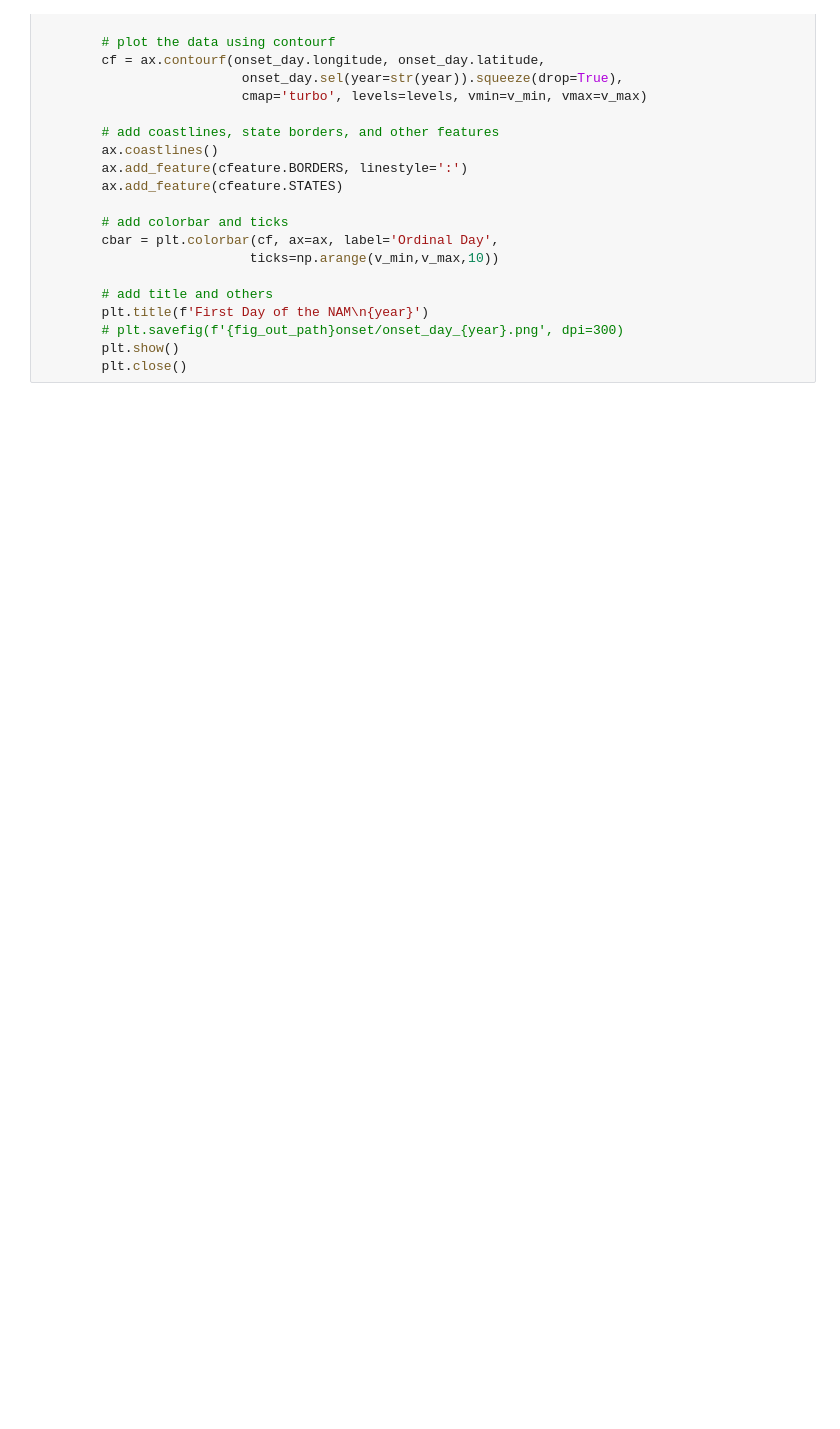
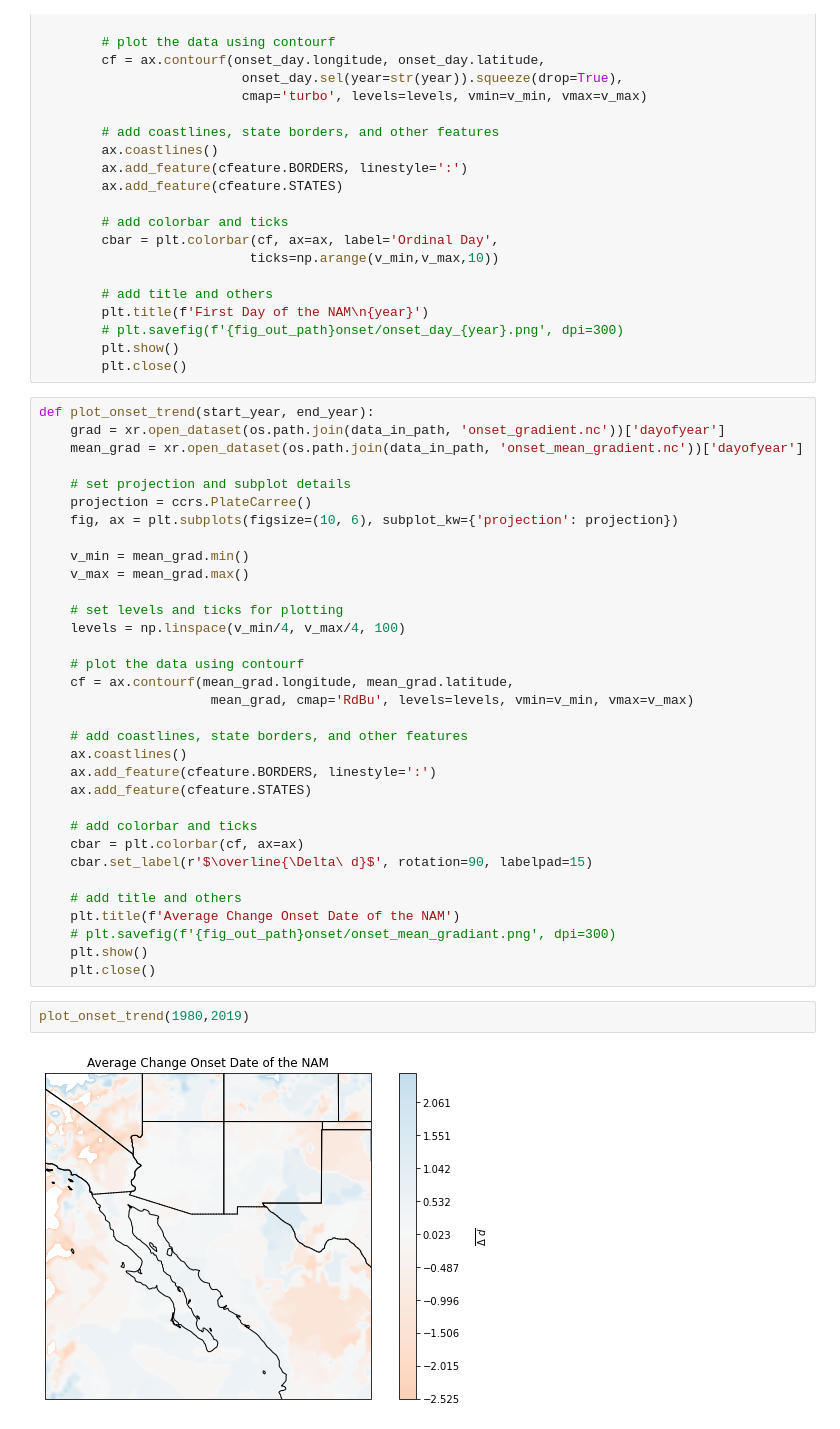
Before and after one commit to zac-cleveland/NAM_soil-moisture, a Jupyter notebook: ERA5_analysis/scripts/plotting/onset_plotting.ipynb, the cells around one changed output. Saved outputs shown, nothing was run; the diff lists cells and outputs as text; blank space fills up the shorter version.

Commit message:
completed onset timing plotting, including the trend (average of the gradient).  Also completed the correlation calculations and plotting for other variables with the onset

```diff
--- a/ERA5_analysis/scripts/plotting/onset_plotting.ipynb
+++ b/ERA5_analysis/scripts/plotting/onset_plotting.ipynb
@@ -144,3 +144,40 @@ def plot_onset_year(start_year, end_year=None):
         # plt.savefig(f'{fig_out_path}onset/onset_day_{year}.png', dpi=300)
         plt.show()
         plt.close()
+# %%
+def plot_onset_trend(start_year, end_year):
+    grad = xr.open_dataset(os.path.join(data_in_path, 'onset_gradient.nc'))['dayofyear']
+    mean_grad = xr.open_dataset(os.path.join(data_in_path, 'onset_mean_gradient.nc'))['dayofyear']
+
+    # set projection and subplot details
+    projection = ccrs.PlateCarree()
+    fig, ax = plt.subplots(figsize=(10, 6), subplot_kw={'projection': projection})
+
+    v_min = mean_grad.min()
+    v_max = mean_grad.max()
+
+    # set levels and ticks for plotting
+    levels = np.linspace(v_min/4, v_max/4, 100)
+
+    # plot the data using contourf
+    cf = ax.contourf(mean_grad.longitude, mean_grad.latitude,
+                      mean_grad, cmap='RdBu', levels=levels, vmin=v_min, vmax=v_max)
+
+    # add coastlines, state borders, and other features
+    ax.coastlines()
+    ax.add_feature(cfeature.BORDERS, linestyle=':')
+    ax.add_feature(cfeature.STATES)
+
+    # add colorbar and ticks
+    cbar = plt.colorbar(cf, ax=ax)
+    cbar.set_label(r'$\overline{\Delta\ d}$', rotation=90, labelpad=15)
+
+    # add title and others
+    plt.title(f'Average Change Onset Date of the NAM')
+    # plt.savefig(f'{fig_out_path}onset/onset_mean_gradiant.png', dpi=300)
+    plt.show()
+    plt.close()
+# %%
+plot_onset_trend(1980,2019)
+# %% [output]
+[figure, added]
```
Also changed, not shown: 1 other file.
